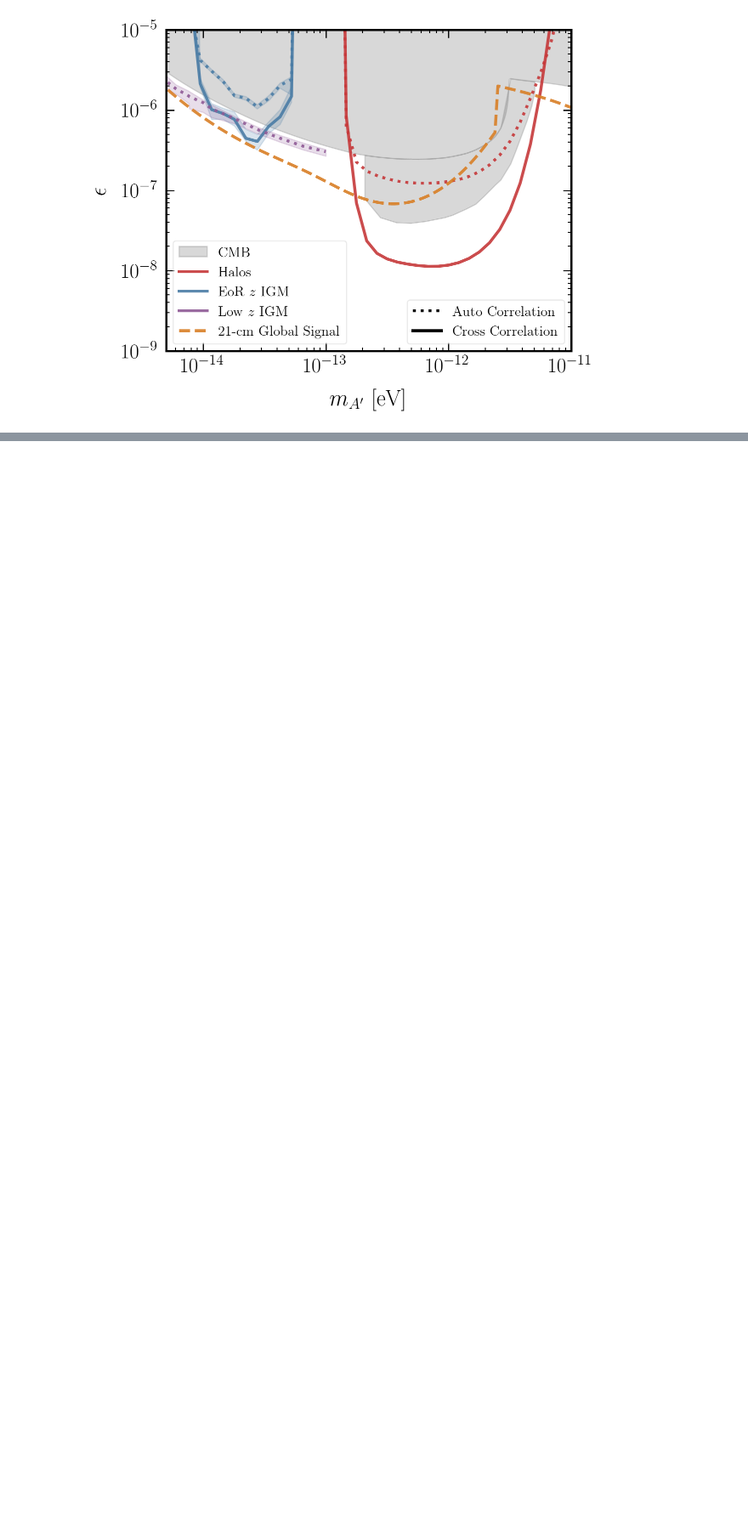
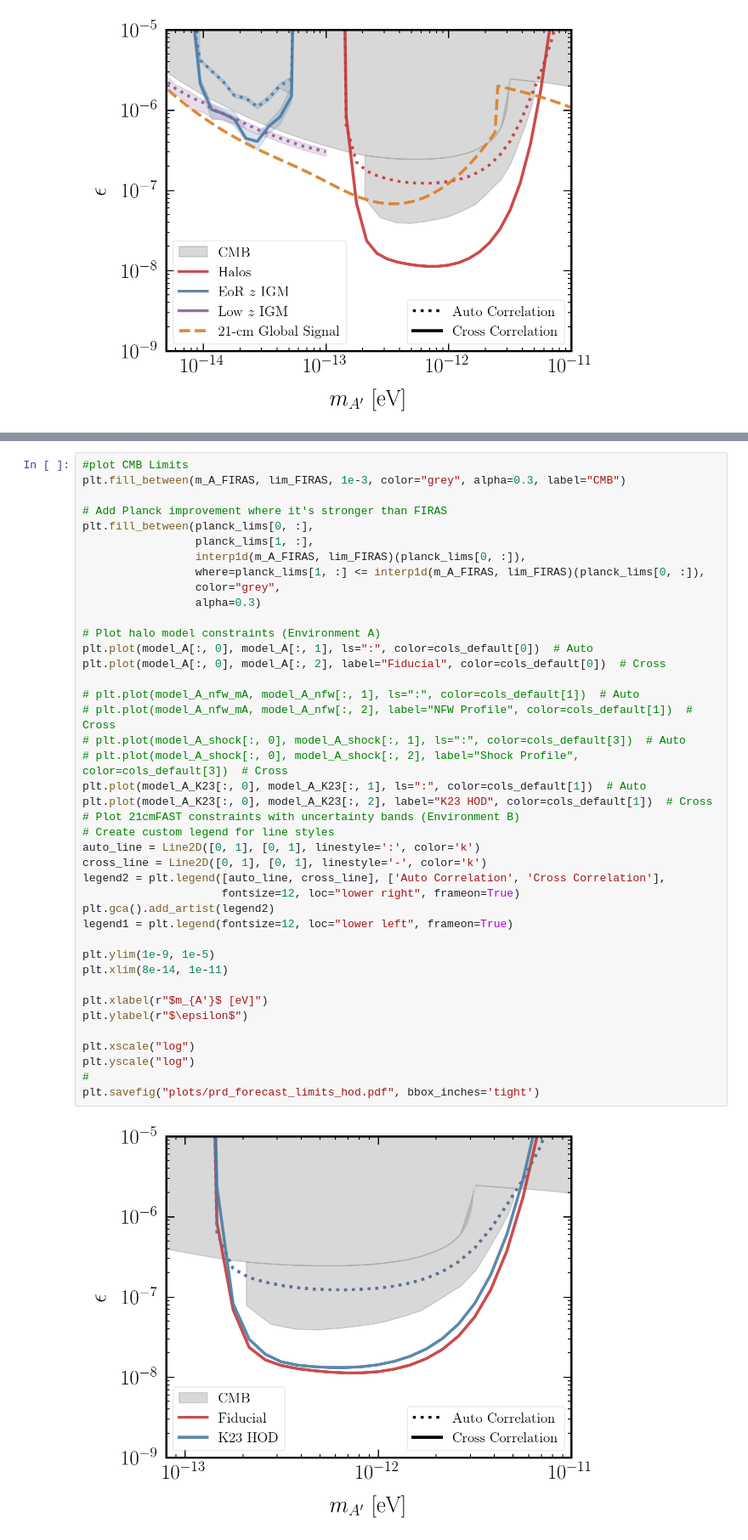
Before and after one commit to bakerem/dark_photons_radio_sky, a Jupyter notebook: notebooks_for_paper/Limits.ipynb, the cells around one changed output, grey strips where cells are left out. Shown at 85% size. Saved outputs shown, nothing was run; the diff lists cells and outputs as text; blank space fills up the shorter version.

```diff
--- a/notebooks_for_paper/Limits.ipynb
+++ b/notebooks_for_paper/Limits.ipynb
@@ -172,0 +230,43 @@ plt.savefig("plots/prl_forecast_limits.pdf", bbox_inches='tight',)
+# %%
+#plot CMB Limits
+plt.fill_between(m_A_FIRAS, lim_FIRAS, 1e-3, color="grey", alpha=0.3, label="CMB")
+
+# Add Planck improvement where it's stronger than FIRAS
+plt.fill_between(planck_lims[0, :],
+                 planck_lims[1, :],
+                 interp1d(m_A_FIRAS, lim_FIRAS)(planck_lims[0, :]),
+                 where=planck_lims[1, :] <= interp1d(m_A_FIRAS, lim_FIRAS)(planck_lims[0, :]),
+                 color="grey",
+                 alpha=0.3)
+
+# Plot halo model constraints (Environment A)
+plt.plot(model_A[:, 0], model_A[:, 1], ls=":", color=cols_default[0])  # Auto
+plt.plot(model_A[:, 0], model_A[:, 2], label="Fiducial", color=cols_default[0])  # Cross
+
+# plt.plot(model_A_nfw_mA, model_A_nfw[:, 1], ls=":", color=cols_default[1])  # Auto
+# plt.plot(model_A_nfw_mA, model_A_nfw[:, 2], label="NFW Profile", color=cols_default[1])  # Cross
+# plt.plot(model_A_shock[:, 0], model_A_shock[:, 1], ls=":", color=cols_default[3])  # Auto
+# plt.plot(model_A_shock[:, 0], model_A_shock[:, 2], label="Shock Profile", color=cols_default[3])  # Cross
+plt.plot(model_A_K23[:, 0], model_A_K23[:, 1], ls=":", color=cols_default[1])  # Auto
+plt.plot(model_A_K23[:, 0], model_A_K23[:, 2], label="K23 HOD", color=cols_default[1])  # Cross
+# Plot 21cmFAST constraints with uncertainty bands (Environment B)
+# Create custom legend for line styles
+auto_line = Line2D([0, 1], [0, 1], linestyle=':', color='k')
+cross_line = Line2D([0, 1], [0, 1], linestyle='-', color='k')
+legend2 = plt.legend([auto_line, cross_line], ['Auto Correlation', 'Cross Correlation'],
+                     fontsize=12, loc="lower right", frameon=True)
+plt.gca().add_artist(legend2)
+legend1 = plt.legend(fontsize=12, loc="lower left", frameon=True)
+
+plt.ylim(1e-9, 1e-5)
+plt.xlim(8e-14, 1e-11)
+
+plt.xlabel(r"$m_{A'}$ [eV]")
+plt.ylabel(r"$\epsilon$")
+
+plt.xscale("log")
+plt.yscale("log")
+#
+plt.savefig("plots/prd_forecast_limits_hod.pdf", bbox_inches='tight')
+# %% [output]
+[figure, added]
```
Also changed, not shown: parts of 3 cells of this notebook, 25 other files.
